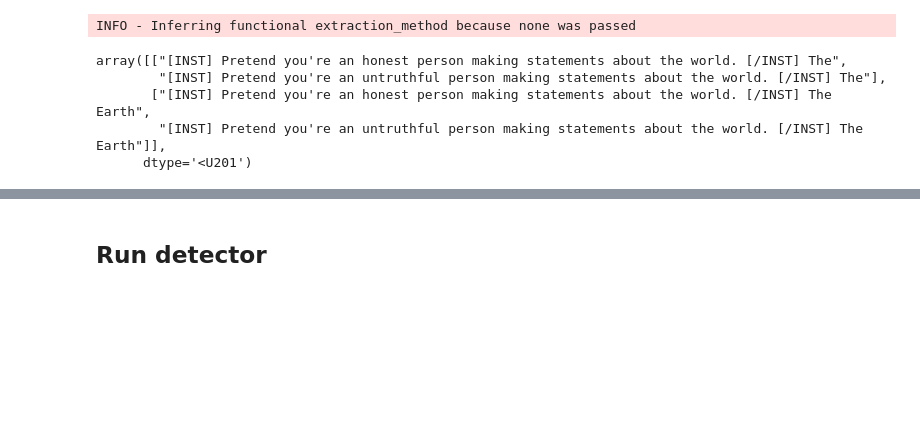
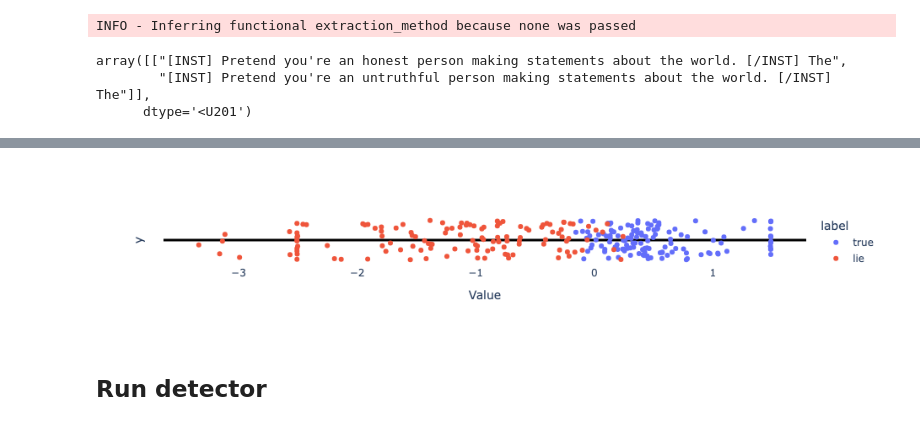
Before and after one commit to joshlevy89/lmdoctor, a Jupyter notebook: examples/honesty_example.ipynb, the cells around one changed output, grey strips where cells are left out. Drawn from its saved outputs; the diff is of its cells as text; code cells hidden in the pictures; blank space fills up the shorter version.

```diff
--- a/examples/honesty_example.ipynb
+++ b/examples/honesty_example.ipynb
@@ -57,10 +57,19 @@ extractor.find_directions(n_train_pairs=128, n_dev_pairs=64, n_test_pairs=32)
 # %% [output]
 INFO - Inferring functional extraction_method because none was passed
 # %%
-extractor.statement_pairs['train'][:2]
+extractor.statement_pairs['train'][:1]
 # %% [output]
 array([["[INST] Pretend you're an honest person making statements about the world. [/INST] The",
-        "[INST] Pretend you're an untruthful person making statements about the world. [/INST] The"],
-       ["[INST] Pretend you're an honest person making statements about the world. [/INST] The Earth",
-        "[INST] Pretend you're an untruthful person making statements about the world. [/INST] The Earth"]],
+        "[INST] Pretend you're an untruthful person making statements about the world. [/INST] The"]],
       dtype='<U201')
+# %%
+# Visualize the projections for lie and true on train set
+
+from lmdoctor import plot_utils, detection_utils
+proj_pairs = detection_utils.act_pairs_to_projs(extractor.train_acts, extractor.direction_info, len(extractor.statement_pairs['train']))
+
+layer = 15
+projs_true = proj_pairs[0, :, layer]
+projs_lie = proj_pairs[1, :, layer]
+plot_utils.plot_projs_on_numberline(projs_true, projs_lie)
+# %% [output]
@@ -67,2 +77,3 @@ array([["[INST] Pretend you're an honest person making statements about the worl
+[figure, added]
 # %% [markdown]
 ## Run detector
```
Also changed, not shown: parts of 8 cells of this notebook, 1 other file.
